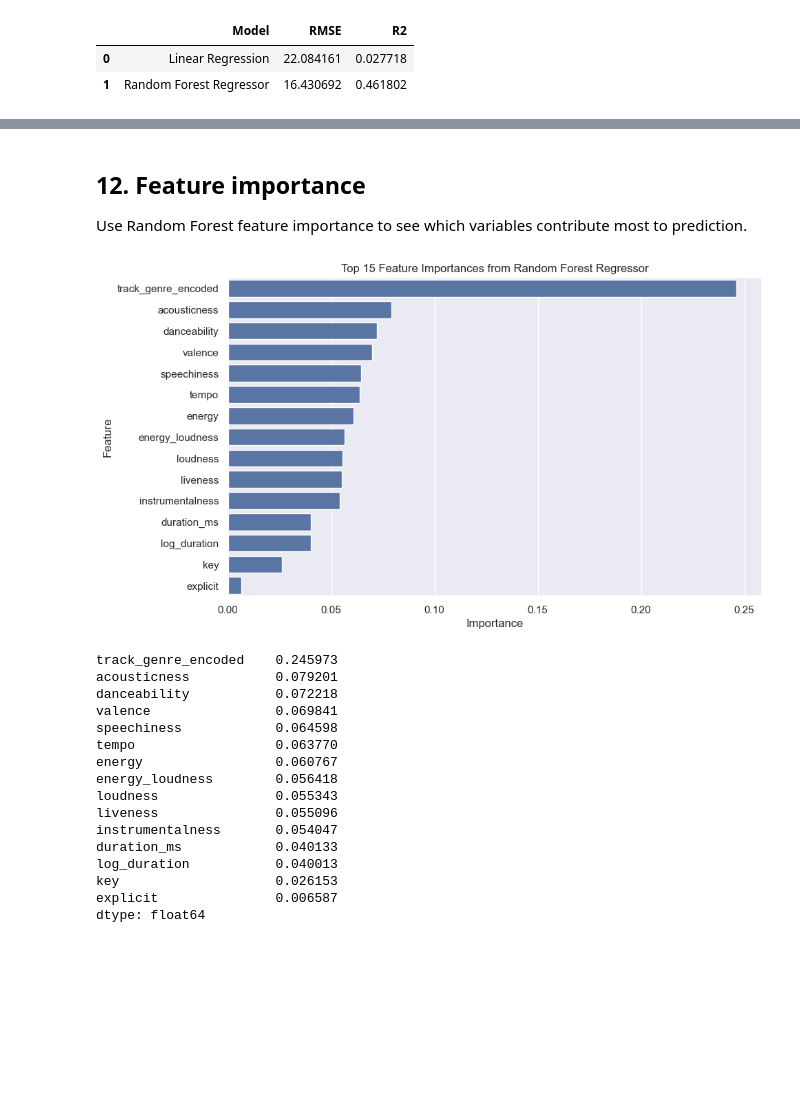
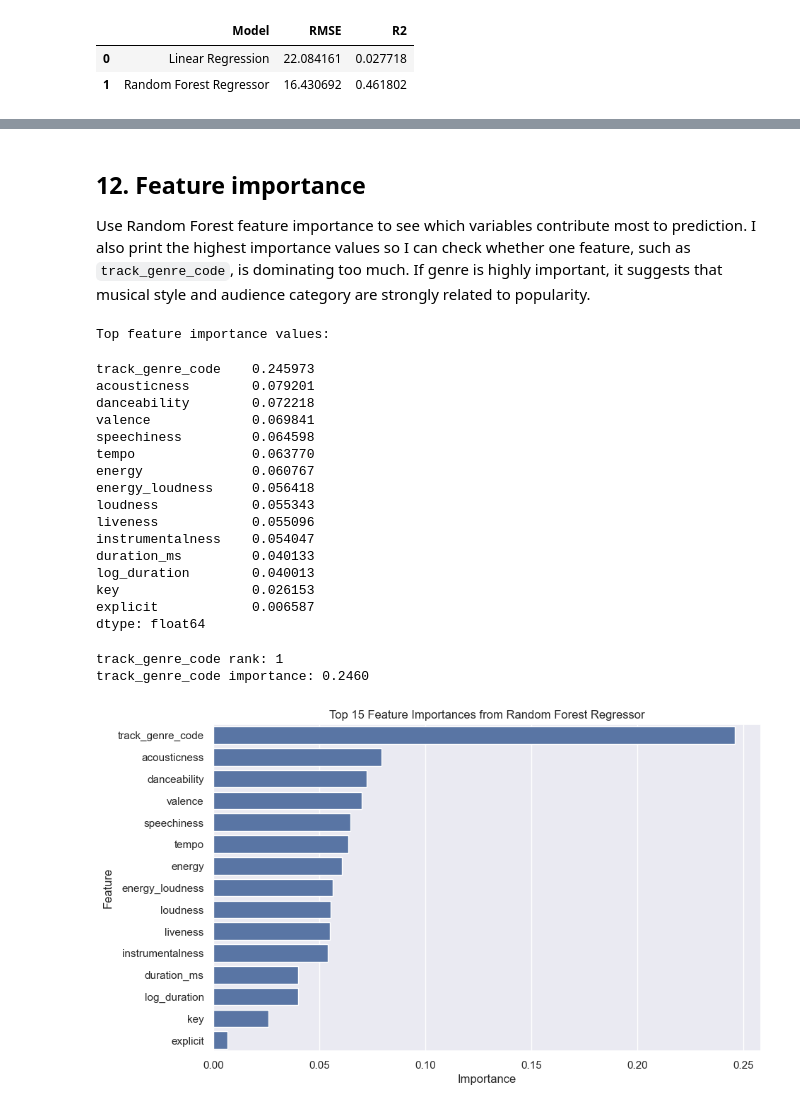
Before and after one commit to chengda-lin/CS506-Project, a Jupyter notebook: notebooks/eda.ipynb, the cells around one changed output, grey strips where cells are left out. Saved outputs shown, nothing was run; the diff lists cells and outputs as text; code cells hidden in the pictures; blank space fills up the shorter version.

```diff
--- a/notebooks/eda.ipynb
+++ b/notebooks/eda.ipynb
@@ -125,8 +125,9 @@ df = df.dropna().drop_duplicates().reset_index(drop=True)
 df["explicit"] = df["explicit"].astype(int)
 
 # Encode genre as a numeric column for later models
+# The original track_genre column is text, so models like linear regression cannot use it directly.
 genre_encoder = LabelEncoder()
-df["track_genre_encoded"] = genre_encoder.fit_transform(df["track_genre"])
+df["track_genre_code"] = genre_encoder.fit_transform(df["track_genre"])
 
 print("\nShape after cleaning:", df.shape)
 # Check for duplicate rows
@@ -307,7 +308,7 @@ Text metadata columns such as track name and artist are excluded because they ar
 feature_cols = [
     "duration_ms", "explicit", "danceability", "energy", "key", "loudness",
     "mode", "speechiness", "acousticness", "instrumentalness", "liveness",
-    "valence", "tempo", "time_signature", "track_genre_encoded",
+    "valence", "tempo", "time_signature", "track_genre_code",
     "log_duration", "energy_loudness"
 ]
 
@@ -315,7 +316,7 @@ X = df[feature_cols].copy()
 y_reg = df["popularity"]
 y_clf = df["is_popular"]
 
-# Split data into training and testing sets
+# Split data into training and testing sets before scaling to avoid data leakage
 X_train_reg, X_test_reg, y_train_reg, y_test_reg = train_test_split(
     X, y_reg, test_size=0.2, random_state=42
 )
@@ -325,12 +326,14 @@ X_train_clf, X_test_clf, y_train_clf, y_test_clf = train_test_split(
 )
 
 # Scale features so large-value columns like duration_ms do not dominate linear models
-scaler = StandardScaler()
-X_train_reg_scaled = scaler.fit_transform(X_train_reg)
-X_test_reg_scaled = scaler.transform(X_test_reg)
+# Fit the scaler only on the training set, then transform the test set using the same rule.
+reg_scaler = StandardScaler()
+X_train_reg_scaled = reg_scaler.fit_transform(X_train_reg)
+X_test_reg_scaled = reg_scaler.transform(X_test_reg)
 
-X_train_clf_scaled = scaler.fit_transform(X_train_clf)
-X_test_clf_scaled = scaler.transform(X_test_clf)
+clf_scaler = StandardScaler()
+X_train_clf_scaled = clf_scaler.fit_transform(X_train_clf)
+X_test_clf_scaled = clf_scaler.transform(X_test_clf)
 
 print("Regression feature matrix shape:", X.shape)
 print("Classification feature matrix shape:", X.shape)
@@ -461,33 +514,45 @@ weighted avg       0.96      0.96      0.94     22710
 # %% [markdown]
 ## 12. Feature importance
 
-Use Random Forest feature importance to see which variables contribute most to prediction.
+Use Random Forest feature importance to see which variables contribute most to prediction. I also print the highest importance values so I can check whether one feature, such as `track_genre_code`, is dominating too much. If genre is highly important, it suggests that musical style and audience category are strongly related to popularity.
 # %%
-rf_importance = pd.Series(rf_reg.feature_importances_, index=X.columns).sort_values(ascending=False).head(15)
+rf_importance_all = pd.Series(rf_reg.feature_importances_, index=X.columns).sort_values(ascending=False)
+rf_importance = rf_importance_all.head(15)
+
+print("Top feature importance values:")
+display(rf_importance)
+
+# Check whether the encoded genre column is one of the strongest predictors
+if "track_genre_code" in rf_importance_all.index:
+    genre_rank = rf_importance_all.index.get_loc("track_genre_code") + 1
+    genre_importance = rf_importance_all.loc["track_genre_code"]
+    print(f"track_genre_code rank: {genre_rank}")
+    print(f"track_genre_code importance: {genre_importance:.4f}")
 
 plt.figure(figsize=(10, 6))
 sns.barplot(x=rf_importance.values, y=rf_importance.index)
 plt.title("Top 15 Feature Importances from Random Forest Regressor")
 plt.xlabel("Importance")
 plt.ylabel("Feature")
 plt.show()
-
-display(rf_importance)
 # %% [output]
+Top feature importance values:
+track_genre_code    0.245973
+acousticness        0.079201
+danceability        0.072218
+valence             0.069841
+speechiness         0.064598
+tempo               0.063770
+energy              0.060767
+energy_loudness     0.056418
+loudness            0.055343
+liveness            0.055096
+instrumentalness    0.054047
+duration_ms         0.040133
+log_duration        0.040013
+key                 0.026153
+explicit            0.006587
+dtype: float64
+track_genre_code rank: 1
+track_genre_code importance: 0.2460
-[figure, old version]
+[figure, new version]
-track_genre_encoded    0.245973
-acousticness           0.079201
-danceability           0.072218
-valence                0.069841
-speechiness            0.064598
-tempo                  0.063770
-energy                 0.060767
-energy_loudness        0.056418
-loudness               0.055343
-liveness               0.055096
-instrumentalness       0.054047
-duration_ms            0.040133
-log_duration           0.040013
-key                    0.026153
-explicit               0.006587
-dtype: float64
```
Also changed, not shown: parts of 8 cells of this notebook.
